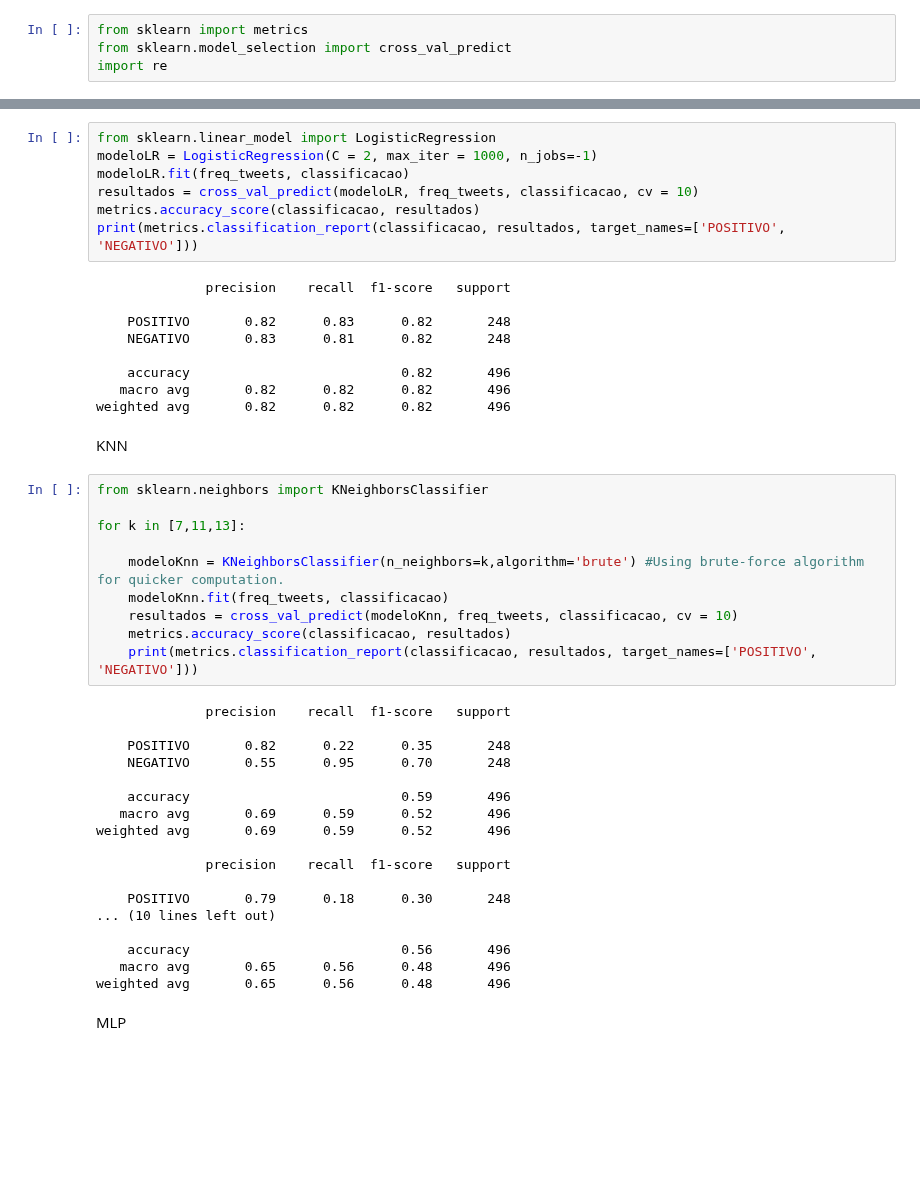
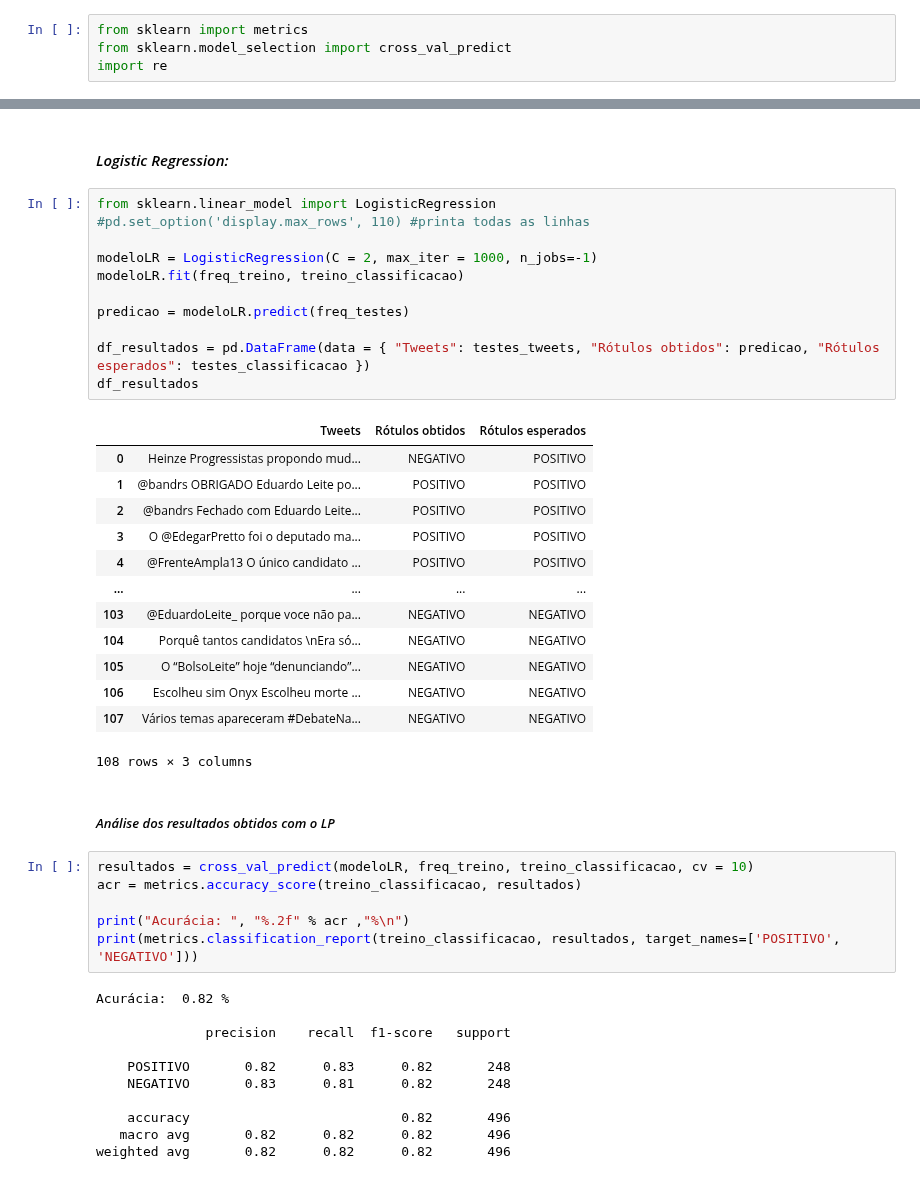
Before and after one commit to jhonatapers/MLPTweets, a Jupyter notebook: Tweets.ipynb, the cells around one changed output, grey strips where cells are left out. Drawn from its saved outputs; the diff is of its cells as text; blank space fills up the shorter version.

```diff
--- a/Tweets.ipynb
+++ b/Tweets.ipynb
@@ -211,11 +298,41 @@ LOGISTIC REGRESSION
+# %% [markdown]
+#### *Logistic Regression:*
+# %%
+from sklearn.linear_model import LogisticRegression
+#pd.set_option('display.max_rows', 110) #printa todas as linhas
+
+modeloLR = LogisticRegression(C = 2, max_iter = 1000, n_jobs=-1)
+modeloLR.fit(freq_treino, treino_classificacao)
+
+predicao = modeloLR.predict(freq_testes)
+
+df_resultados = pd.DataFrame(data = { "Tweets": testes_tweets, "Rótulos obtidos": predicao, "Rótulos esperados": testes_classificacao })
+df_resultados
+# %% [output]
+|  | Tweets | Rótulos obtidos | Rótulos esperados |
+| 0 | Heinze Progressistas propondo mud... | NEGATIVO | POSITIVO |
+| 1 | @bandrs OBRIGADO Eduardo Leite po... | POSITIVO | POSITIVO |
+| 2 | @bandrs Fechado com Eduardo Leite... | POSITIVO | POSITIVO |
+| 3 | O @EdegarPretto foi o deputado ma... | POSITIVO | POSITIVO |
+| 4 | @FrenteAmpla13 O único candidato ... | POSITIVO | POSITIVO |
+| ... | ... | ... | ... |
+| 103 | @EduardoLeite_ porque voce não pa... | NEGATIVO | NEGATIVO |
+| 104 | Porquê tantos candidatos \nEra só... | NEGATIVO | NEGATIVO |
+| 105 | O “BolsoLeite” hoje “denunciando”... | NEGATIVO | NEGATIVO |
+| 106 | Escolheu sim Onyx Escolheu morte ... | NEGATIVO | NEGATIVO |
+| 107 | Vários temas apareceram #DebateNa... | NEGATIVO | NEGATIVO |
+108 rows × 3 columns
+# %% [markdown]
+##### *Análise dos resultados obtidos com o LP*
 # %%
-from sklearn.linear_model import LogisticRegression
-modeloLR = LogisticRegression(C = 2, max_iter = 1000, n_jobs=-1)
-modeloLR.fit(freq_tweets, classificacao)
-resultados = cross_val_predict(modeloLR, freq_tweets, classificacao, cv = 10)
-metrics.accuracy_score(classificacao, resultados)
-print(metrics.classification_report(classificacao, resultados, target_names=['POSITIVO', 'NEGATIVO']))
+resultados = cross_val_predict(modeloLR, freq_treino, treino_classificacao, cv = 10)
+acr = metrics.accuracy_score(treino_classificacao, resultados)
+
+print("Acurácia: ", "%.2f" % acr ,"%\n")
+print(metrics.classification_report(treino_classificacao, resultados, target_names=['POSITIVO', 'NEGATIVO']))
 # %% [output]
+Acurácia:  0.82 %
+
               precision    recall  f1-score   support
 
     POSITIVO       0.82      0.83      0.82       248
@@ -224,35 +341,3 @@ print(metrics.classification_report(classificacao, resultados, target_names=['PO
     accuracy                           0.82       496
    macro avg       0.82      0.82      0.82       496
 weighted avg       0.82      0.82      0.82       496
-# %% [markdown]
-KNN
-# %%
-from sklearn.neighbors import KNeighborsClassifier
-
-for k in [7,11,13]:
-
-    modeloKnn = KNeighborsClassifier(n_neighbors=k,algorithm='brute') #Using brute-force algorithm for quicker computation.
-    modeloKnn.fit(freq_tweets, classificacao)
-    resultados = cross_val_predict(modeloKnn, freq_tweets, classificacao, cv = 10)
-    metrics.accuracy_score(classificacao, resultados)
-    print(metrics.classification_report(classificacao, resultados, target_names=['POSITIVO', 'NEGATIVO']))
-# %% [output]
-              precision    recall  f1-score   support
-
-    POSITIVO       0.82      0.22      0.35       248
-    NEGATIVO       0.55      0.95      0.70       248
-
-    accuracy                           0.59       496
-   macro avg       0.69      0.59      0.52       496
-weighted avg       0.69      0.59      0.52       496
-
-              precision    recall  f1-score   support
-
-    POSITIVO       0.79      0.18      0.30       248
-... (10 lines left out)
-
-    accuracy                           0.56       496
-   macro avg       0.65      0.56      0.48       496
-weighted avg       0.65      0.56      0.48       496
-# %% [markdown]
-MLP
```
Also changed, not shown: parts of 34 cells of this notebook.
